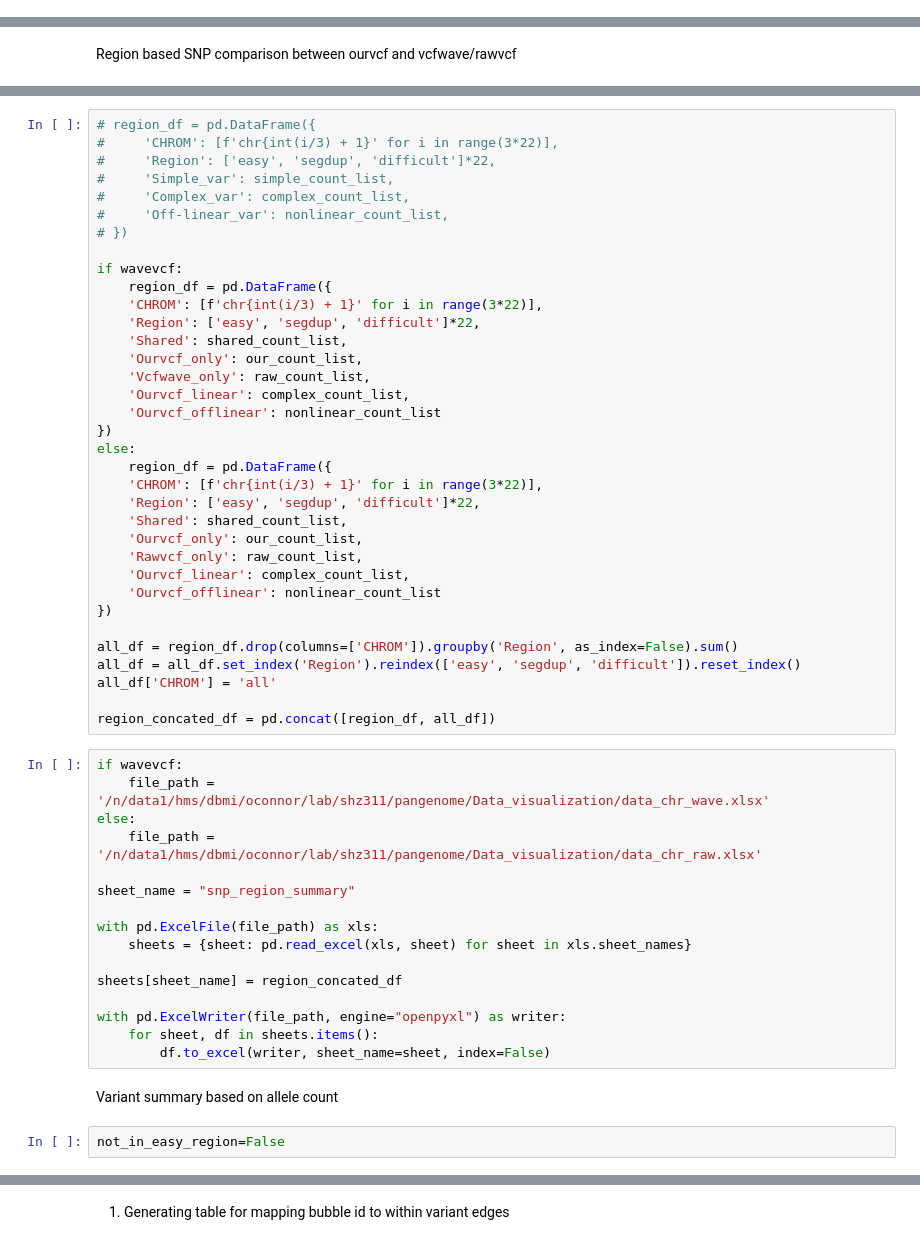
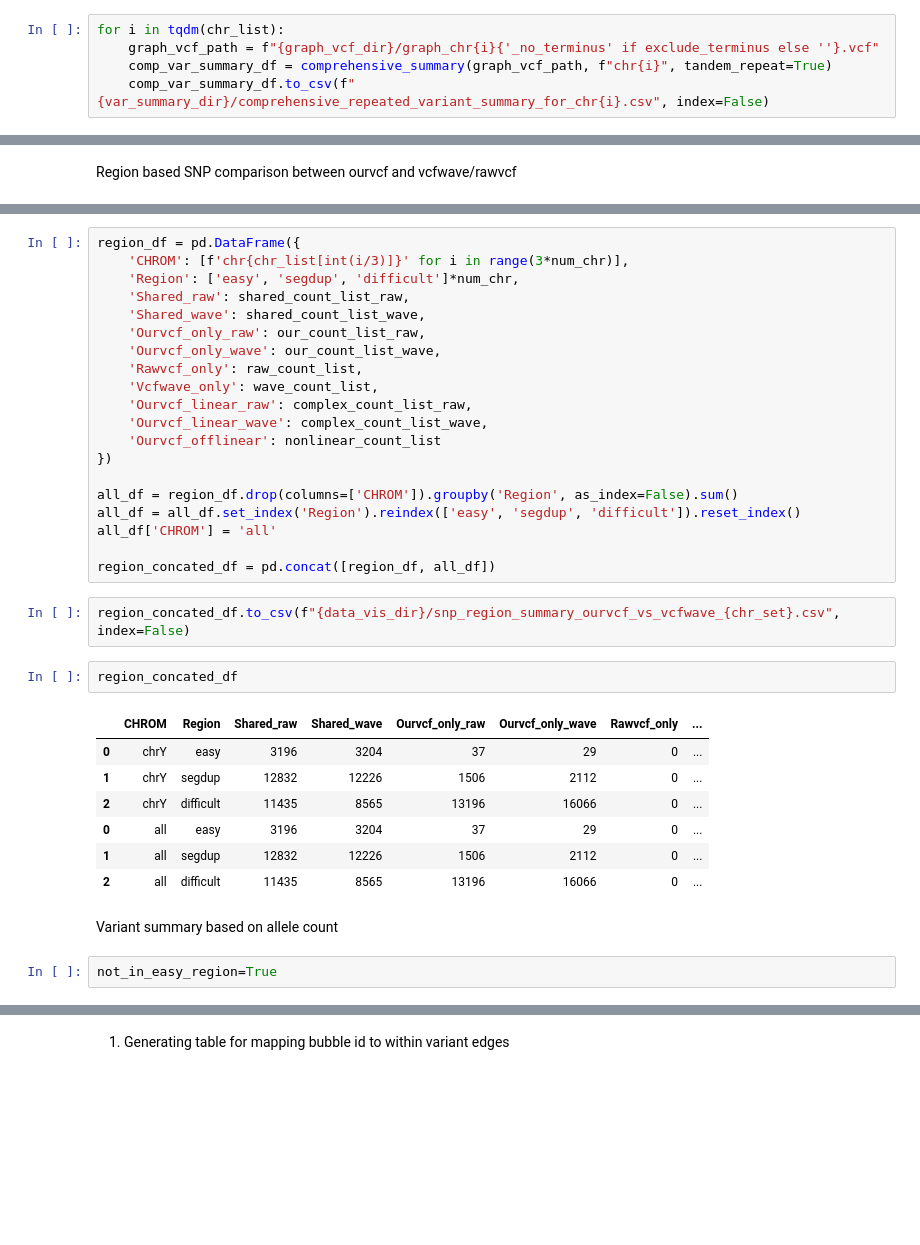
Before and after one commit to ShenghanZhang1123/graph_var_analysis, a Jupyter notebook: notebooks/generating_data_analysis.ipynb, the cells around one changed output, grey strips where cells are left out. Cells and saved outputs as stored; diff of their text form; blank space fills up the shorter version.

```diff
--- a/notebooks/generating_data_analysis.ipynb
+++ b/notebooks/generating_data_analysis.ipynb
@@ -624 +159,6 @@ with pd.ExcelWriter(file_path, engine="openpyxl") as writer:
+# %%
+for i in tqdm(chr_list):
+    graph_vcf_path = f"{graph_vcf_dir}/graph_chr{i}{'_no_terminus' if exclude_terminus else ''}.vcf"
+    comp_var_summary_df = comprehensive_summary(graph_vcf_path, f"chr{i}", tandem_repeat=True)
+    comp_var_summary_df.to_csv(f"{var_summary_dir}/comprehensive_repeated_variant_summary_for_chr{i}.csv", index=False)
 # %% [markdown]
@@ -959,30 +493,15 @@ Processing chr12...
 # %%
-# region_df = pd.DataFrame({
-#     'CHROM': [f'chr{int(i/3) + 1}' for i in range(3*22)],
-#     'Region': ['easy', 'segdup', 'difficult']*22,
-#     'Simple_var': simple_count_list,
-#     'Complex_var': complex_count_list,
-#     'Off-linear_var': nonlinear_count_list,
-# })
-
-if wavevcf:
-    region_df = pd.DataFrame({
-    'CHROM': [f'chr{int(i/3) + 1}' for i in range(3*22)],
-    'Region': ['easy', 'segdup', 'difficult']*22,
-    'Shared': shared_count_list,
-    'Ourvcf_only': our_count_list,
-    'Vcfwave_only': raw_count_list,
-    'Ourvcf_linear': complex_count_list,
-    'Ourvcf_offlinear': nonlinear_count_list
-})
-else:
-    region_df = pd.DataFrame({
-    'CHROM': [f'chr{int(i/3) + 1}' for i in range(3*22)],
-    'Region': ['easy', 'segdup', 'difficult']*22,
-    'Shared': shared_count_list,
-    'Ourvcf_only': our_count_list,
+region_df = pd.DataFrame({
+    'CHROM': [f'chr{chr_list[int(i/3)]}' for i in range(3*num_chr)],
+    'Region': ['easy', 'segdup', 'difficult']*num_chr,
+    'Shared_raw': shared_count_list_raw,
+    'Shared_wave': shared_count_list_wave,
+    'Ourvcf_only_raw': our_count_list_raw,
+    'Ourvcf_only_wave': our_count_list_wave,
     'Rawvcf_only': raw_count_list,
-    'Ourvcf_linear': complex_count_list,
+    'Vcfwave_only': wave_count_list,
+    'Ourvcf_linear_raw': complex_count_list_raw,
+    'Ourvcf_linear_wave': complex_count_list_wave,
     'Ourvcf_offlinear': nonlinear_count_list
 })
 
@@ -991,24 +510,20 @@ all_df = all_df.set_index('Region').reindex(['easy', 'segdup', 'difficult']).res
 all_df['CHROM'] = 'all'
 
 region_concated_df = pd.concat([region_df, all_df])
-# %%
-if wavevcf:
-    file_path = '/n/data1/hms/dbmi/oconnor/lab/shz311/pangenome/Data_visualization/data_chr_wave.xlsx'
-else:
-    file_path = '/n/data1/hms/dbmi/oconnor/lab/shz311/pangenome/Data_visualization/data_chr_raw.xlsx'
-
-sheet_name = "snp_region_summary"
-
-with pd.ExcelFile(file_path) as xls:
-    sheets = {sheet: pd.read_excel(xls, sheet) for sheet in xls.sheet_names}
-
-sheets[sheet_name] = region_concated_df
-
-with pd.ExcelWriter(file_path, engine="openpyxl") as writer:
-    for sheet, df in sheets.items():
-        df.to_excel(writer, sheet_name=sheet, index=False)
+# %%
+region_concated_df.to_csv(f"{data_vis_dir}/snp_region_summary_ourvcf_vs_vcfwave_{chr_set}.csv", index=False)
+# %%
+region_concated_df
+# %% [output]
+|  | CHROM | Region | Shared_raw | Shared_wave | Ourvcf_only_raw | Ourvcf_only_wave | Rawvcf_only | ... |
+| 0 | chrY | easy | 3196 | 3204 | 37 | 29 | 0 | ... |
+| 1 | chrY | segdup | 12832 | 12226 | 1506 | 2112 | 0 | ... |
+| 2 | chrY | difficult | 11435 | 8565 | 13196 | 16066 | 0 | ... |
+| 0 | all | easy | 3196 | 3204 | 37 | 29 | 0 | ... |
+| 1 | all | segdup | 12832 | 12226 | 1506 | 2112 | 0 | ... |
+| 2 | all | difficult | 11435 | 8565 | 13196 | 16066 | 0 | ... |
 # %% [markdown]
 Variant summary based on allele count
 # %%
-not_in_easy_region=False
+not_in_easy_region=True
 # %%
```
Also changed, not shown: parts of 109 cells of this notebook, 19 other files.
